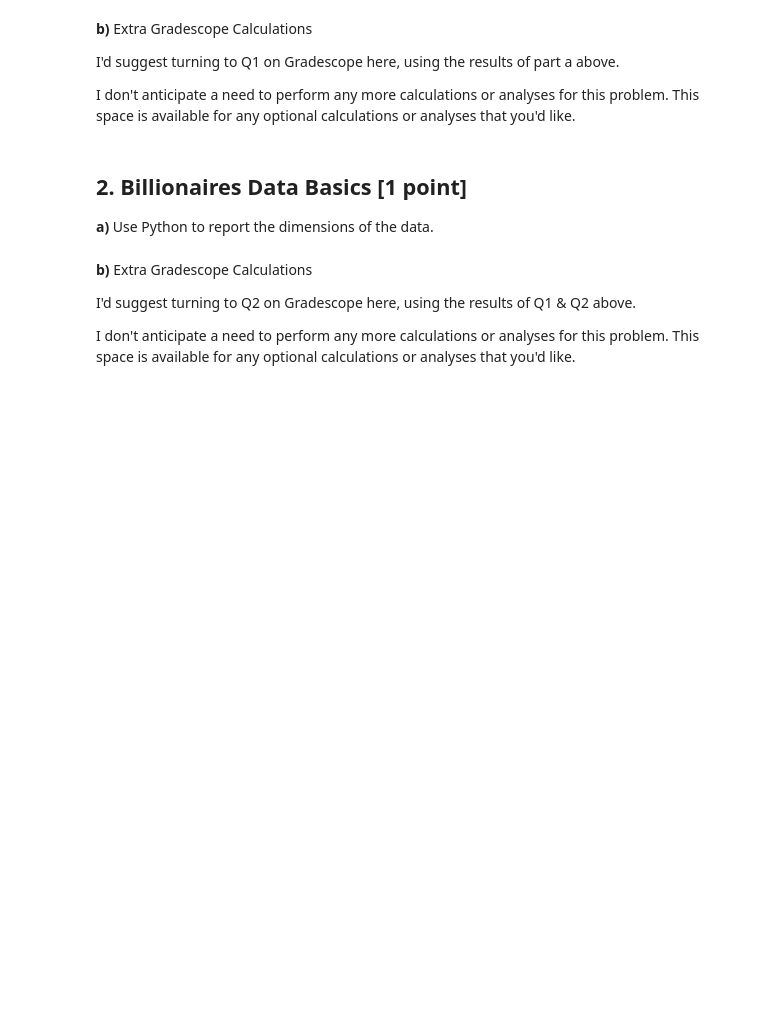
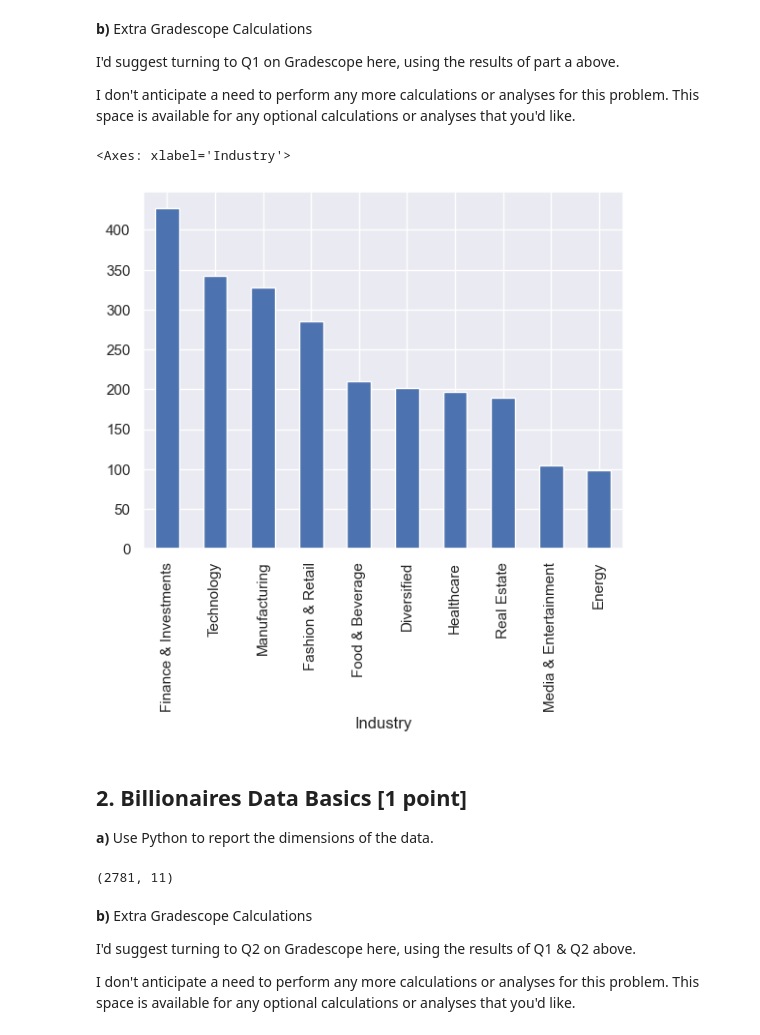
Before and after one commit to MatthewMandhyan/Stat207_clone, a Jupyter notebook: homework_01/homework_01.ipynb, the cells around one changed output. Cells and saved outputs as stored; diff of their text form; code cells hidden in the pictures; blank space fills up the shorter version.

```diff
--- a/homework_01/homework_01.ipynb
+++ b/homework_01/homework_01.ipynb
@@ -42,10 +51,19 @@ The GitHub portion of this assignment allows you to document and submit your ana
 I'd suggest turning to Q1 on Gradescope here, using the results of part a above.
 
 I don't anticipate a need to perform any more calculations or analyses for this problem.  This space is available for any optional calculations or analyses that you'd like.
+# %%
+df.groupby('Industry').size().sort_values(ascending=False).head(10).plot(kind='bar')
+# %% [output]
+<Axes: xlabel='Industry'>
+[figure, added]
 # %% [markdown]
 ## 2. Billionaires Data Basics [1 point]
 
 **a)** Use Python to report the dimensions of the data.
+# %%
+df.shape
+# %% [output]
+(2781, 11)
 # %% [markdown]
 **b)** Extra Gradescope Calculations
 
```
Also changed, not shown: parts of 7 cells of this notebook.
